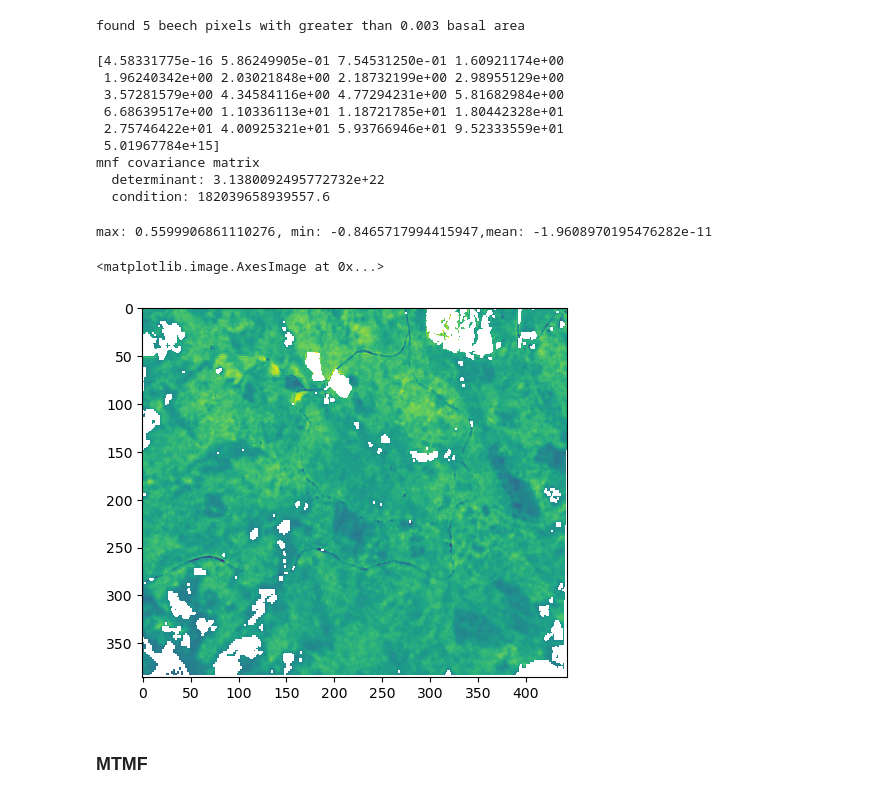
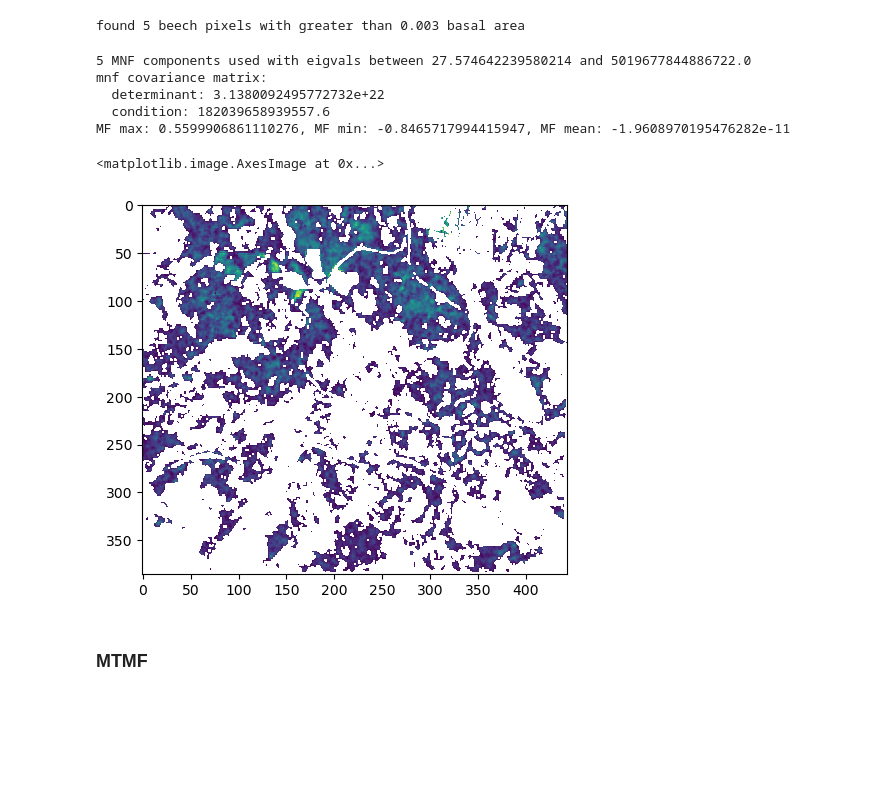
Before and after one commit to rosehanuy/beech-catskills, a Jupyter notebook: data_stack.ipynb, the cells around one changed output. Cells and saved outputs as stored; diff of their text form; code cells hidden in the pictures; blank space fills up the shorter version.

```diff
--- a/data_stack.ipynb
+++ b/data_stack.ipynb
@@ -571,6 +571,14 @@ em_spectra, em_mean = get_endmembers(mnf_1.basal_area,mnf_components_region)
 # %% [output]
 found 5 beech pixels with greater than 0.003 basal area
 # %%
+# get cov matrix of mnf, find how many eigenvalues are > threshold, select that number of components from mnf image
+def get_num_high_signal_components(mnf_image,thresh):
+    mnf_2d = rearrange(mnf_image, 'c h w -> (h w) c')
+    mnf_dropna = mnf_2d[~np.isnan(mnf_2d).any(axis=1)]  # Remove rows with NaNs
+    mnf_cov = np.cov(mnf_dropna,rowvar=False)
+    mnf_eigvals, _ = np.linalg.eigh(mnf_cov)
+    return len(mnf_eigvals[mnf_eigvals>=thresh]), mnf_eigvals
+
 def make_2d_input_data(data):
     x_2d = rearrange(data,'c h w -> (h w) c')
     x_dropna = x_2d[~np.isnan(x_2d).any(axis=1)]  # Remove rows with NaNs
@@ -580,14 +588,6 @@ def make_2d_input_data(data):
     row_indices = np.unique(na_indices[0]) # indices of rows that were dropped from a_2d
 
     return x_2d, x_dropna, row_indices
-
-# get cov matrix of mnf, find how many eigenvalues are > threshold, select that number of components from mnf image
-def get_num_high_signal_components(mnf_image,thresh):
-    mnf_2d = rearrange(mnf_image, 'c h w -> (h w) c')
-    mnf_dropna = mnf_2d[~np.isnan(mnf_2d).any(axis=1)]  # Remove rows with NaNs
-    mnf_cov = np.cov(mnf_dropna,rowvar=False)
-    mnf_eigvals, _ = np.linalg.eigh(mnf_cov)
-    return len(mnf_eigvals[mnf_eigvals>=thresh]), mnf_eigvals
 
 def replace_na_and_reshape(data_2d,final_data,indices):
 # replace nans that were dropped earlier
@@ -607,8 +607,8 @@ def replace_na_and_reshape(data_2d,final_data,indices):
 ###### apply matched filter algorithm ###########
 
 n, eigvals = get_num_high_signal_components(mnf_components,20)
-print(eigvals)
 mnf = mnf_components[:n,:,:]
+print(f'{n} MNF components used with eigvals between {np.min(eigvals[eigvals>=20])} and {np.max(eigvals[eigvals>=20])}')
 
 # Target spectral signature
 target = em_mean[:n]
@@ -623,7 +623,7 @@ C = np.cov(mnf_dropna, rowvar=False)
 
 det = np.linalg.det(C) # should be greater than 10e-10
 cond = np.linalg.cond(C) # should be below 10e7
-print(f'mnf covariance matrix\n  determinant: {determinant}\n  condition: {condition}')
+print(f'mnf covariance matrix:\n  determinant: {determinant}\n  condition: {condition}')
 C1 = np.linalg.inv(C)
 #epsilon = 1e-6  # Small regularization term
 #C1 = np.linalg.inv(C + epsilon * np.eye(C.shape[0]))
@@ -638,25 +638,21 @@ A = (coef * target) @ C1
 Y = (A @ X.T).T
 
 matched_filter = replace_na_and_reshape(mnf_2d,Y,na_indices)
+
+print(f'MF max: {np.nanmax(matched_filter)}, MF min: {np.nanmin(matched_filter)}, MF mean: {np.nanmean(matched_filter)}')
 # %% [output]
-[4.58331775e-16 5.86249905e-01 7.54531250e-01 1.60921174e+00
- 1.96240342e+00 2.03021848e+00 2.18732199e+00 2.98955129e+00
- 3.57281579e+00 4.34584116e+00 4.77294231e+00 5.81682984e+00
- 6.68639517e+00 1.10336113e+01 1.18721785e+01 1.80442328e+01
- 2.75746422e+01 4.00925321e+01 5.93766946e+01 9.52333559e+01
- 5.01967784e+15]
-mnf covariance matrix
+5 MNF components used with eigvals between 27.574642239580214 and 5019677844886722.0
+mnf covariance matrix:
   determinant: 3.1380092495772732e+22
   condition: 182039658939557.6
+MF max: 0.5599906861110276, MF min: -0.8465717994415947, MF mean: -1.9608970195476282e-11
-# %%
-print(f'max: {np.nanmax(matched_filter)}, min: {np.nanmin(matched_filter)},mean: {np.nanmean(matched_filter)}')
-# %% [output]
-max: 0.5599906861110276, min: -0.8465717994415947,mean: -1.9608970195476282e-11
-# %%
-plt.imshow(matched_filter)
-# %% [output]
-<matplotlib.image.AxesImage at 0x...>
-[figure, removed]
+# %%
+masked = np.where(matched_filter>0, matched_filter, np.nan)
+
+plt.imshow(masked)
+# %% [output]
+<matplotlib.image.AxesImage at 0x...>
+[figure, added]
 # %%
 class MNF():
     """class to create mnf image and extract endmember spectra based on basal area"""
```
Also changed, not shown: parts of 19 cells of this notebook.
